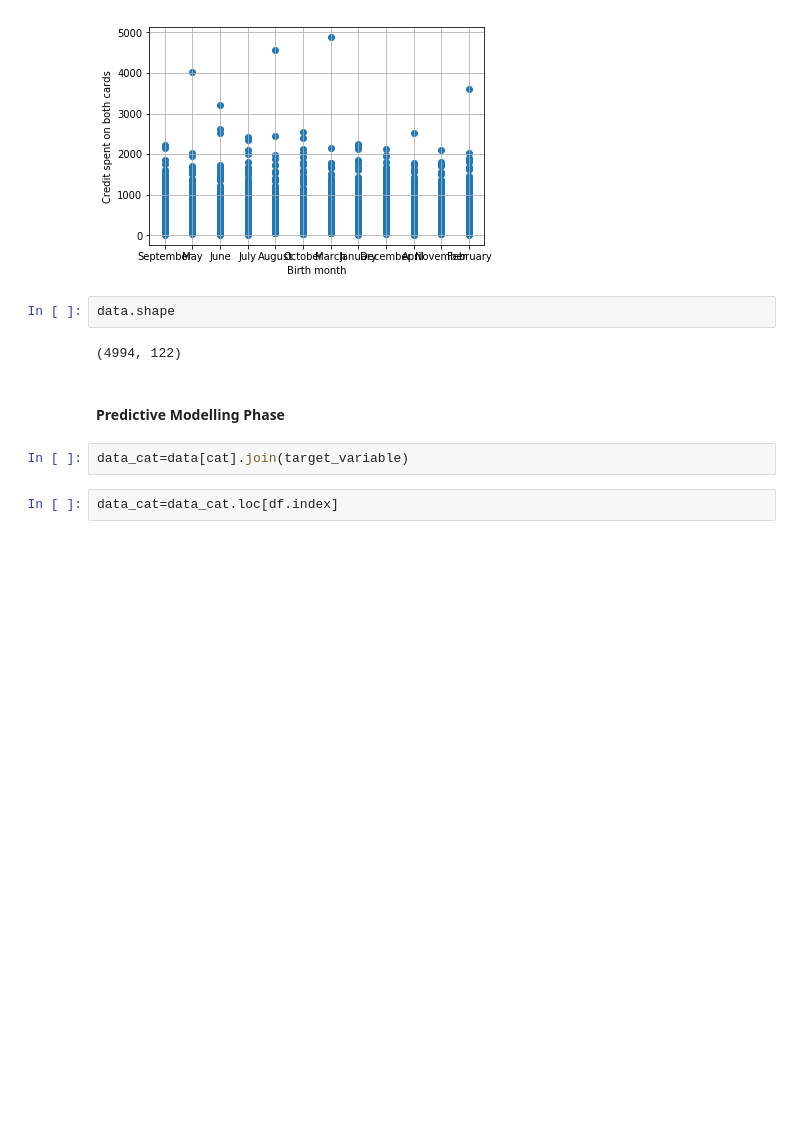
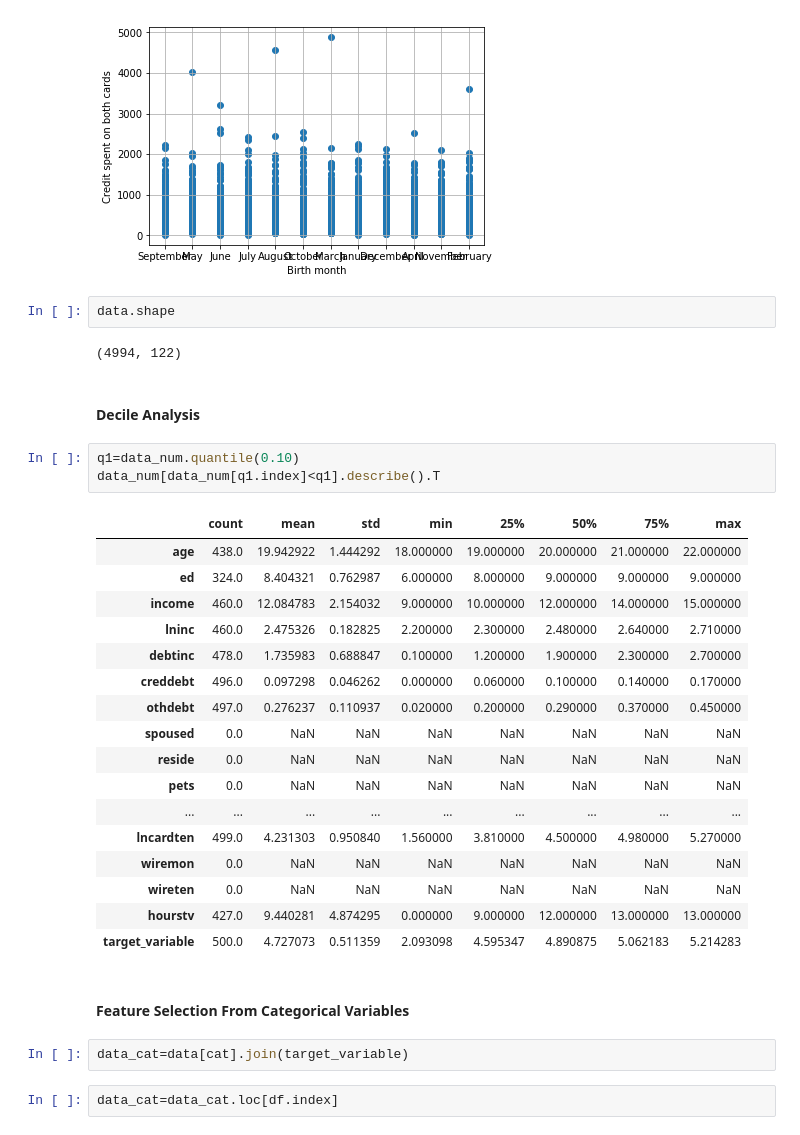
Before and after one commit to mohan-aditya05/credit_card_spend_regression, a Jupyter notebook: Credit Card Spend Prediction.ipynb, the cells around one changed output. Cells and saved outputs as stored; diff of their text form; blank space fills up the shorter version.

```diff
--- a/Credit Card Spend Prediction.ipynb
+++ b/Credit Card Spend Prediction.ipynb
@@ -724,8 +723,31 @@ Text(0,0.5,'Credit spent on both cards')
 data.shape
 # %% [output]
 (4994, 122)
-# %% [markdown]
-#### Predictive Modelling Phase
+# %% [markdown]
+#### Decile Analysis
+# %%
+q1=data_num.quantile(0.10)
+data_num[data_num[q1.index]<q1].describe().T
+# %% [output]
+|  | count | mean | std | min | 25% | 50% | 75% | max |
+| age | 438.0 | 19.942922 | 1.444292 | 18.000000 | 19.000000 | 20.000000 | 21.000000 | 22.000000 |
+| ed | 324.0 | 8.404321 | 0.762987 | 6.000000 | 8.000000 | 9.000000 | 9.000000 | 9.000000 |
+| income | 460.0 | 12.084783 | 2.154032 | 9.000000 | 10.000000 | 12.000000 | 14.000000 | 15.000000 |
+| lninc | 460.0 | 2.475326 | 0.182825 | 2.200000 | 2.300000 | 2.480000 | 2.640000 | 2.710000 |
+| debtinc | 478.0 | 1.735983 | 0.688847 | 0.100000 | 1.200000 | 1.900000 | 2.300000 | 2.700000 |
+| creddebt | 496.0 | 0.097298 | 0.046262 | 0.000000 | 0.060000 | 0.100000 | 0.140000 | 0.170000 |
+| othdebt | 497.0 | 0.276237 | 0.110937 | 0.020000 | 0.200000 | 0.290000 | 0.370000 | 0.450000 |
+| spoused | 0.0 | NaN | NaN | NaN | NaN | NaN | NaN | NaN |
+| reside | 0.0 | NaN | NaN | NaN | NaN | NaN | NaN | NaN |
+| pets | 0.0 | NaN | NaN | NaN | NaN | NaN | NaN | NaN |
+| ... | ... | ... | ... | ... | ... | ... | ... | ... |
+| lncardten | 499.0 | 4.231303 | 0.950840 | 1.560000 | 3.810000 | 4.500000 | 4.980000 | 5.270000 |
+| wiremon | 0.0 | NaN | NaN | NaN | NaN | NaN | NaN | NaN |
+| wireten | 0.0 | NaN | NaN | NaN | NaN | NaN | NaN | NaN |
+| hourstv | 427.0 | 9.440281 | 4.874295 | 0.000000 | 9.000000 | 12.000000 | 13.000000 | 13.000000 |
+| target_variable | 500.0 | 4.727073 | 0.511359 | 2.093098 | 4.595347 | 4.890875 | 5.062183 | 5.214283 |
+# %% [markdown]
+#### Feature Selection From Categorical Variables
 # %%
 data_cat=data[cat].join(target_variable)
 # %%
```
Also changed, not shown: parts of 36 cells of this notebook, 1 other file.
